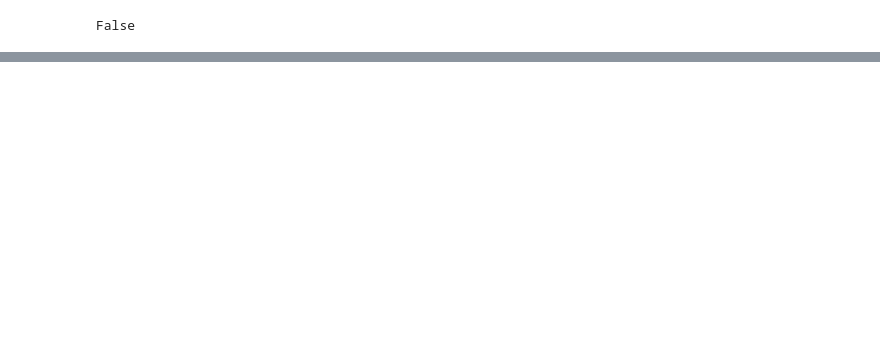
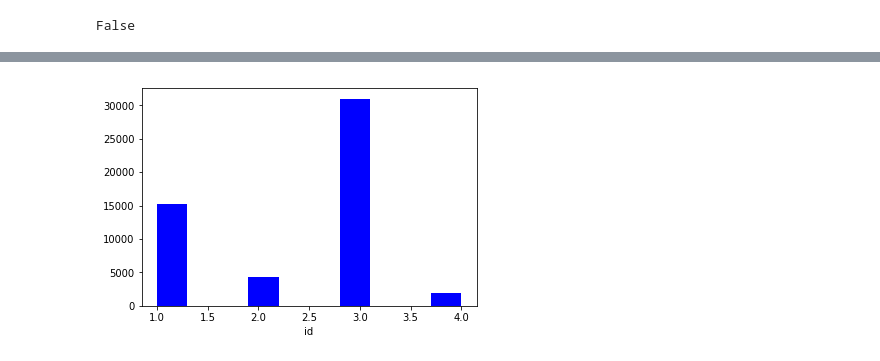
Before and after one commit to aruna09/Human-Activity-Recognition-using-Smartphones, a Jupyter notebook: HealthyOlderPeople.ipynb, the cells around one changed output, grey strips where cells are left out. Cells and saved outputs as stored; diff of their text form; code cells hidden in the pictures; blank space fills up the shorter version.

```diff
--- a/HealthyOlderPeople.ipynb
+++ b/HealthyOlderPeople.ipynb
@@ -41,0 +78,6 @@ False
+# %%
+plt.hist(df1['Activity'],facecolor='blue')
+plt.xlabel('id')
+plt.show()
+# %% [output]
+[figure, added]
```
Also changed, not shown: parts of 29 cells of this notebook, 3 other files.
